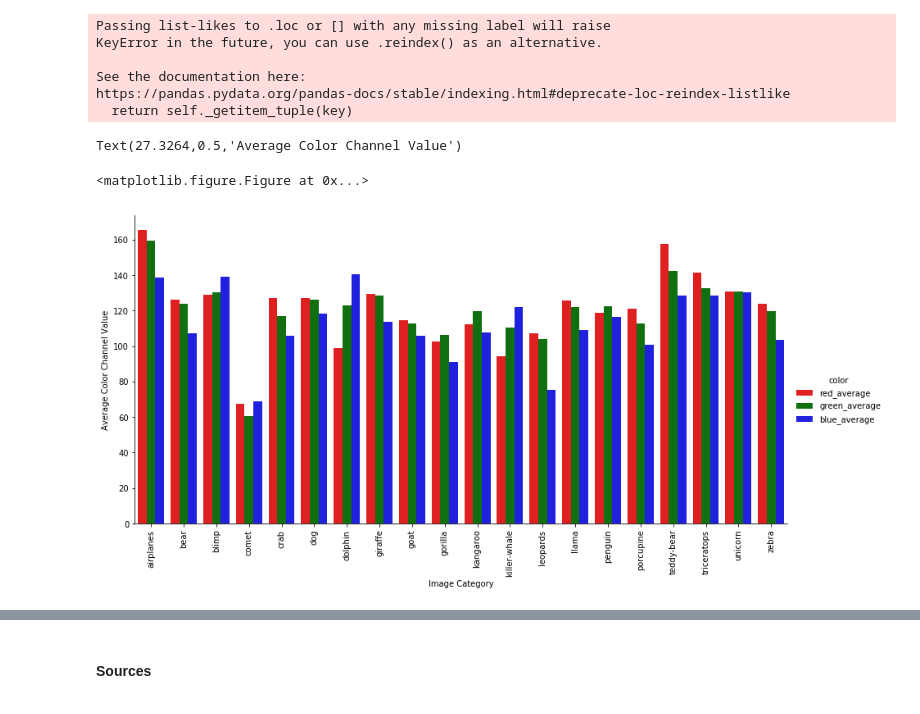
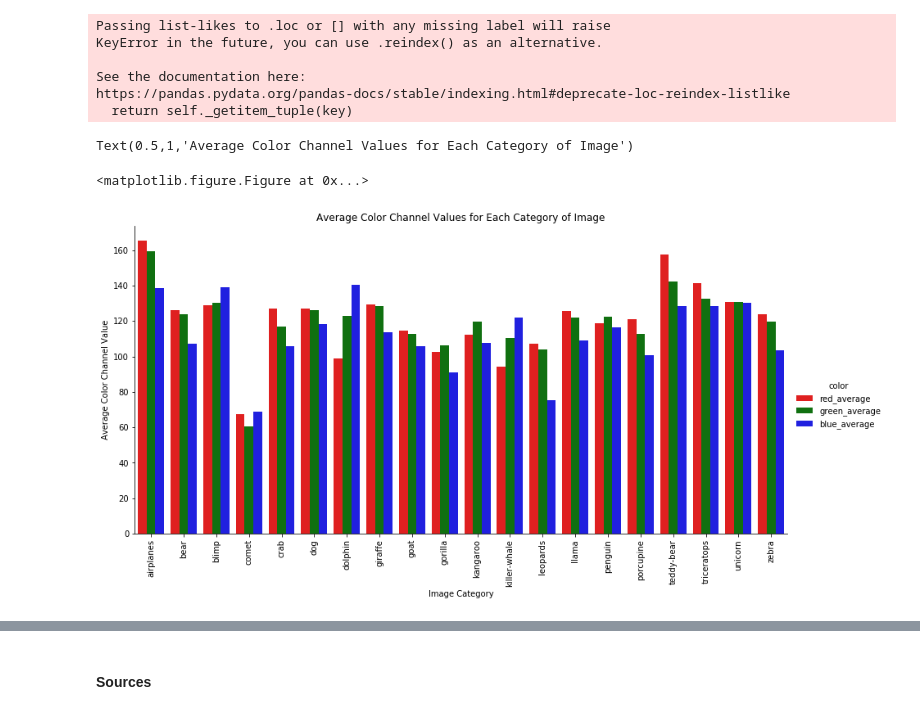
Before and after one commit to chriscorrea14/ds100_final_proj, a Jupyter notebook: GradProject_NB2.ipynb, the cells around one changed output, grey strips where cells are left out. Cells and saved outputs as stored; diff of their text form; code cells hidden in the pictures.

```diff
--- a/GradProject_NB2.ipynb
+++ b/GradProject_NB2.ipynb
@@ -78,15 +80,16 @@ https://pandas.pydata.org/pandas-docs/stable/indexing.html#deprecate-loc-reindex
 # %%
 #sns.barplot(starting_data.groupby(['label']).mean().reset_index()['label'],
 #           starting_data.groupby(['label']).mean()['red_average'])
 #plt.xticks(np.arange(0,20), categories[2:], rotation=90)
 
 plt.figure(figsize=[12,12])
 sns.catplot(x='label', y='value', hue='color', data=starting_data_colored,
             kind='bar', palette=['r','g','b'], height=6, aspect=2, ci=None)
 plt.xticks(np.arange(0,20), categories[2:], rotation=90)
 plt.xlabel('Image Category')
 plt.ylabel('Average Color Channel Value')
+plt.title('Average Color Channel Values for Each Category of Image')
 # %% [output]
-Text(27.3264,0.5,'Average Color Channel Value')
+Text(0.5,1,'Average Color Channel Values for Each Category of Image')
 <matplotlib.figure.Figure at 0x...>
-[figure, old version]
+[figure, new version]
```
Also changed, not shown: parts of 7 cells of this notebook.
